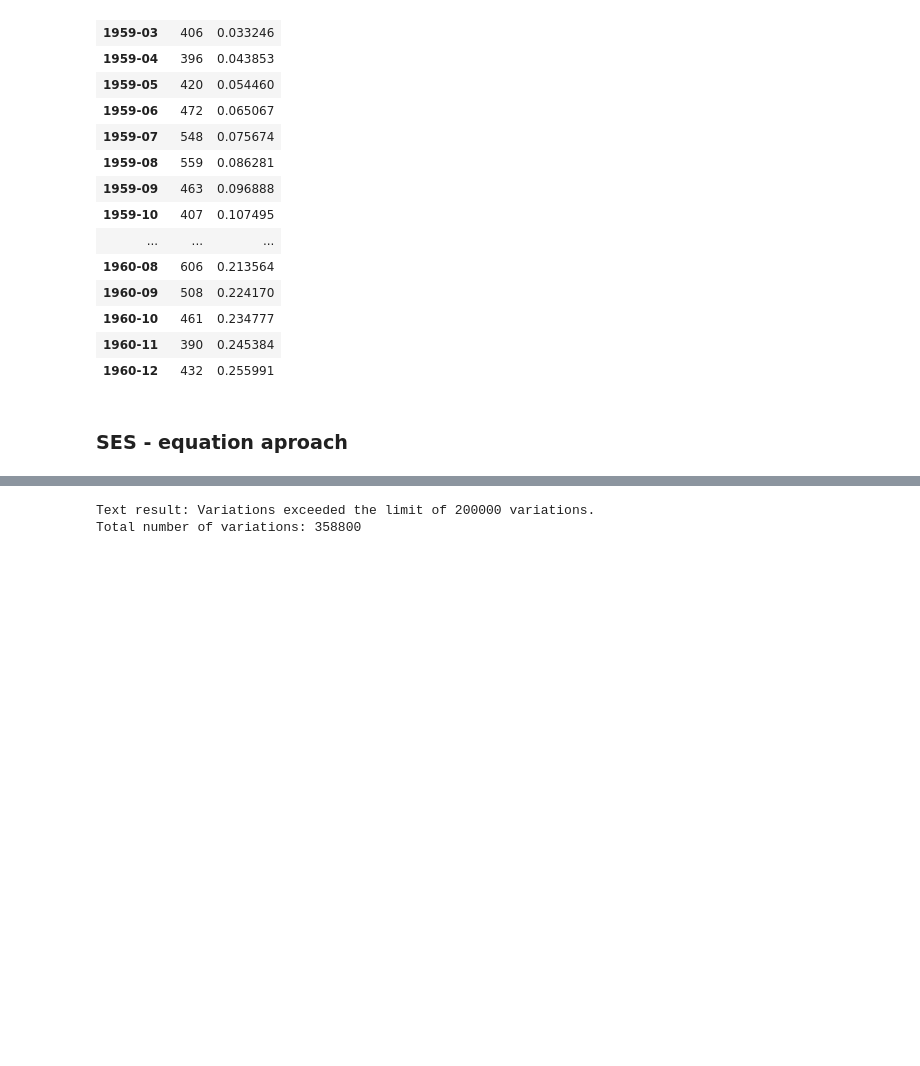
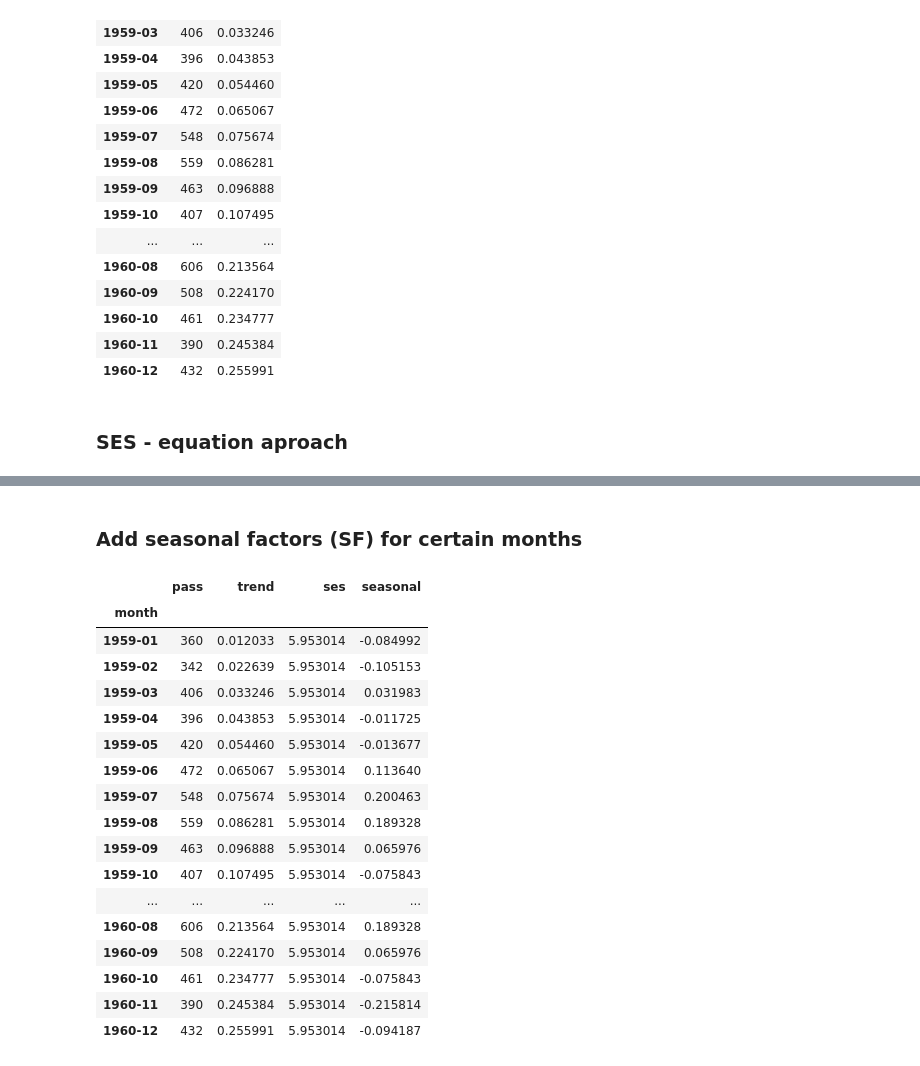
Before and after one commit to martincho48/Portfolio, a Jupyter notebook: Machine_Learning/ML Methods/Theta/theta.ipynb, the cells around one changed output, grey strips where cells are left out. Saved outputs shown, nothing was run; the diff lists cells and outputs as text; code cells hidden in the pictures; blank space fills up the shorter version.

```diff
--- a/Machine_Learning/ML Methods/Theta/theta.ipynb
+++ b/Machine_Learning/ML Methods/Theta/theta.ipynb
@@ -441,0 +416,12 @@ array([ 1,  2,  3,  4,  5,  6,  7,  8,  9, 10, 11, 12, 13, 14, 15, 16, 17,
+# %%
+# Inputs for eqation
+b0=slope
+alpha=optimized_alpha
+theta = 2
+
+# Length of forecasting horizon
+fh = len(df_test)
+
+# Array
+h = np.arange(1,fh+1)
+h
@@ -526,29 +502,26 @@ dtype: float64
-# %%
-from itertools import permutations
-from string import ascii_lowercase
-import math
-
-
-
-def generate_variations(N, limit=200000):
-    letters = list(ascii_lowercase)
-    variations_count = math.perm(26, N)
-
-    if variations_count <= limit:
-        variations_text = list(permutations(letters, N))
-
-    else:
-        variations_text = f'Variations exceeded the limit of {limit} variations.'
-
-    return variations_count, variations_text
-
-
-# Call the function
-var_number, var_text = generate_variations(N=4)
-
-
-print(f'Text result: {var_text}')
-print(f'Total number of variations: {var_number}')
-# %% [output]
-Text result: Variations exceeded the limit of 200000 variations.
-Total number of variations: 358800
+# %% [markdown]
+### Add seasonal factors (SF) for certain months
+# %%
+SF = forecast['seasonal'].head(fh).to_numpy()
+
+df_test['seasonal'] = SF
+df_test
+# %% [output]
+|  | pass | trend | ses | seasonal |
+| month |  |  |  |  |
+| 1959-01 | 360 | 0.012033 | 5.953014 | -0.084992 |
+| 1959-02 | 342 | 0.022639 | 5.953014 | -0.105153 |
+| 1959-03 | 406 | 0.033246 | 5.953014 | 0.031983 |
+| 1959-04 | 396 | 0.043853 | 5.953014 | -0.011725 |
+| 1959-05 | 420 | 0.054460 | 5.953014 | -0.013677 |
+| 1959-06 | 472 | 0.065067 | 5.953014 | 0.113640 |
+| 1959-07 | 548 | 0.075674 | 5.953014 | 0.200463 |
+| 1959-08 | 559 | 0.086281 | 5.953014 | 0.189328 |
+| 1959-09 | 463 | 0.096888 | 5.953014 | 0.065976 |
+| 1959-10 | 407 | 0.107495 | 5.953014 | -0.075843 |
+| ... | ... | ... | ... | ... |
+| 1960-08 | 606 | 0.213564 | 5.953014 | 0.189328 |
+| 1960-09 | 508 | 0.224170 | 5.953014 | 0.065976 |
+| 1960-10 | 461 | 0.234777 | 5.953014 | -0.075843 |
+| 1960-11 | 390 | 0.245384 | 5.953014 | -0.215814 |
+| 1960-12 | 432 | 0.255991 | 5.953014 | -0.094187 |
```
Also changed, not shown: parts of 23 cells of this notebook, 6 other files.
